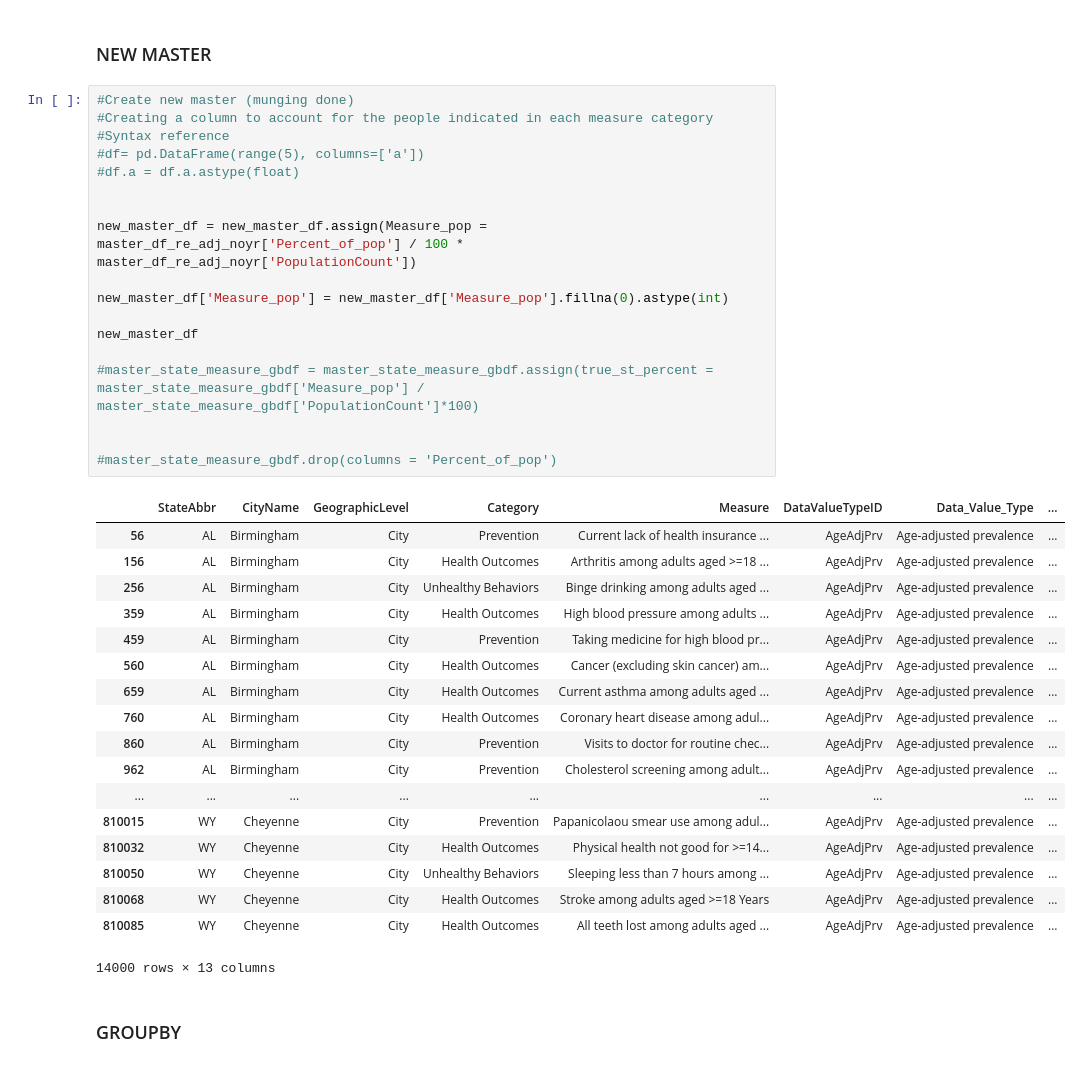
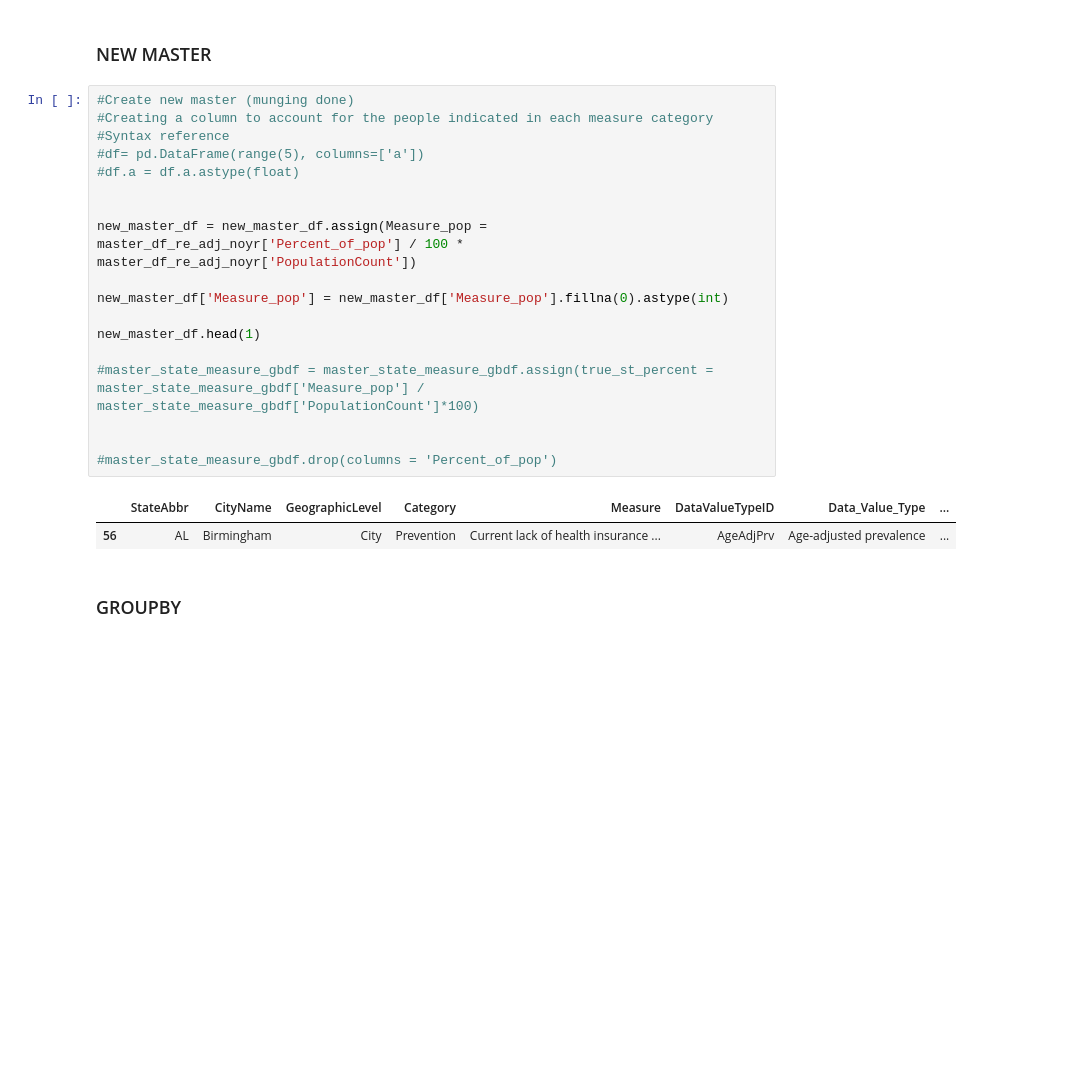
Before and after one commit to mjc4634/Project_1, a Jupyter notebook: project_1_doug_test(2 trying funtions)/Proj_1_test_zone.ipynb, the cells around one changed output. Cells and saved outputs as stored; diff of their text form; blank space fills up the shorter version.

```diff
--- a/project_1_doug_test(2 trying funtions)/Proj_1_test_zone.ipynb
+++ b/project_1_doug_test(2 trying funtions)/Proj_1_test_zone.ipynb
@@ -65,40 +65,24 @@ display(
 # %%
 #Create new master (munging done)
 #Creating a column to account for the people indicated in each measure category
 #Syntax reference
 #df= pd.DataFrame(range(5), columns=['a'])
 #df.a = df.a.astype(float)
 
 
 new_master_df = new_master_df.assign(Measure_pop = master_df_re_adj_noyr['Percent_of_pop'] / 100 * master_df_re_adj_noyr['PopulationCount'])
 
 new_master_df['Measure_pop'] = new_master_df['Measure_pop'].fillna(0).astype(int)
 
-new_master_df
+new_master_df.head(1)
 
 #master_state_measure_gbdf = master_state_measure_gbdf.assign(true_st_percent = master_state_measure_gbdf['Measure_pop'] / master_state_measure_gbdf['PopulationCount']*100)
 
 
 #master_state_measure_gbdf.drop(columns = 'Percent_of_pop')
 # %% [output]
 |  | StateAbbr | CityName | GeographicLevel | Category | Measure | DataValueTypeID | Data_Value_Type | ... |
 | 56 | AL | Birmingham | City | Prevention | Current lack of health insurance ... | AgeAdjPrv | Age-adjusted prevalence | ... |
-| 156 | AL | Birmingham | City | Health Outcomes | Arthritis among adults aged >=18 ... | AgeAdjPrv | Age-adjusted prevalence | ... |
-| 256 | AL | Birmingham | City | Unhealthy Behaviors | Binge drinking among adults aged ... | AgeAdjPrv | Age-adjusted prevalence | ... |
-| 359 | AL | Birmingham | City | Health Outcomes | High blood pressure among adults ... | AgeAdjPrv | Age-adjusted prevalence | ... |
-| 459 | AL | Birmingham | City | Prevention | Taking medicine for high blood pr... | AgeAdjPrv | Age-adjusted prevalence | ... |
-| 560 | AL | Birmingham | City | Health Outcomes | Cancer (excluding skin cancer) am... | AgeAdjPrv | Age-adjusted prevalence | ... |
-| 659 | AL | Birmingham | City | Health Outcomes | Current asthma among adults aged ... | AgeAdjPrv | Age-adjusted prevalence | ... |
-| 760 | AL | Birmingham | City | Health Outcomes | Coronary heart disease among adul... | AgeAdjPrv | Age-adjusted prevalence | ... |
-| 860 | AL | Birmingham | City | Prevention | Visits to doctor for routine chec... | AgeAdjPrv | Age-adjusted prevalence | ... |
-| 962 | AL | Birmingham | City | Prevention | Cholesterol screening among adult... | AgeAdjPrv | Age-adjusted prevalence | ... |
-| ... | ... | ... | ... | ... | ... | ... | ... | ... |
-| 810015 | WY | Cheyenne | City | Prevention | Papanicolaou smear use among adul... | AgeAdjPrv | Age-adjusted prevalence | ... |
-| 810032 | WY | Cheyenne | City | Health Outcomes | Physical health not good for >=14... | AgeAdjPrv | Age-adjusted prevalence | ... |
-| 810050 | WY | Cheyenne | City | Unhealthy Behaviors | Sleeping less than 7 hours among ... | AgeAdjPrv | Age-adjusted prevalence | ... |
-| 810068 | WY | Cheyenne | City | Health Outcomes | Stroke among adults aged >=18 Years | AgeAdjPrv | Age-adjusted prevalence | ... |
-| 810085 | WY | Cheyenne | City | Health Outcomes | All teeth lost among adults aged ... | AgeAdjPrv | Age-adjusted prevalence | ... |
-14000 rows × 13 columns
 # %% [markdown]
 ### GROUPBY ###
 # %%
```
Also changed, not shown: parts of 6 cells of this notebook, 1 other file.
